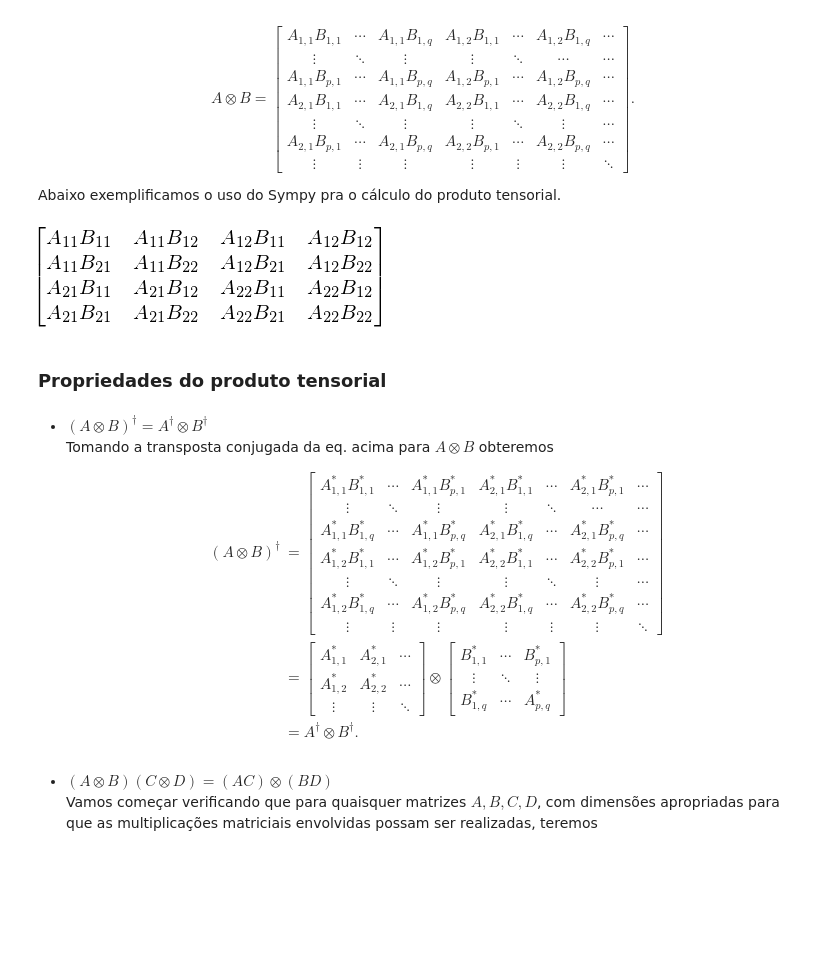
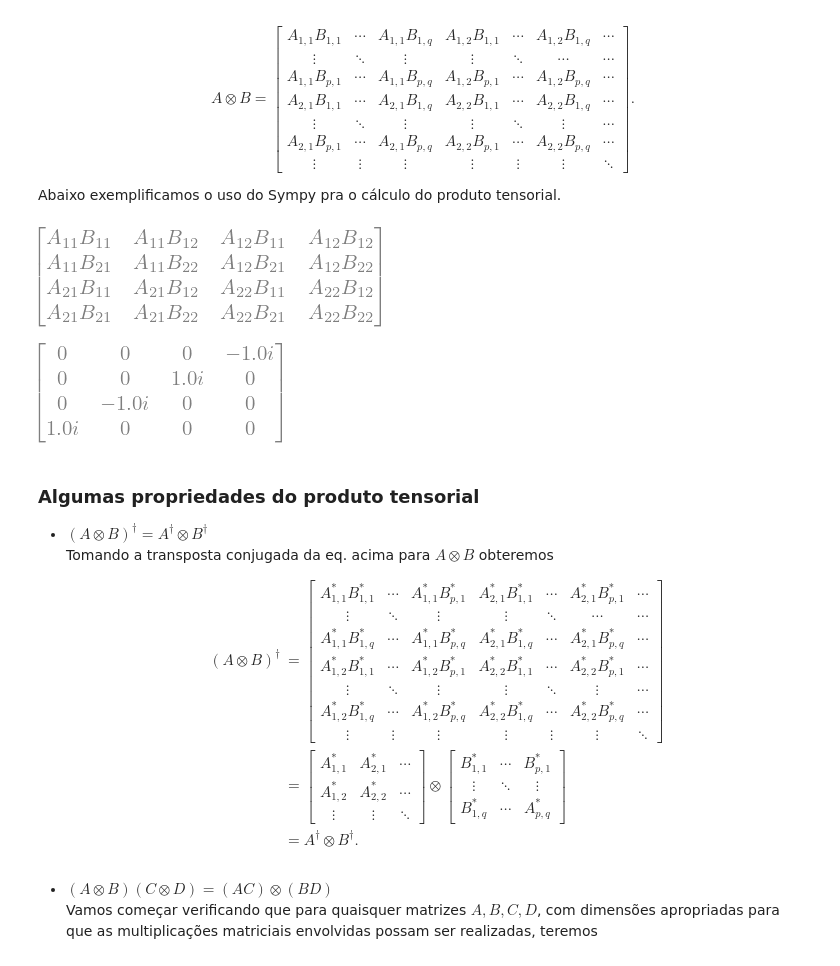
Before and after one commit to jonasmaziero/algebra_linear, a Jupyter notebook: 05_composite.ipynb, the cells around one changed output. Drawn from its saved outputs; the diff is of its cells as text; code cells hidden in the pictures; blank space fills up the shorter version.

```diff
--- a/05_composite.ipynb
+++ b/05_composite.ipynb
@@ -34,13 +34,19 @@ A_{1,1}B_{1,1} & \cdots & A_{1,1}B_{1,q} & A_{1,2}B_{1,1} & \cdots  & A_{1,2}B_{
 
 Abaixo exemplificamos o uso do Sympy pra o cálculo do produto tensorial.
 # %%
-A11,A12,A21,A22,B11,B12,B21,B22 = symbols("A_11 A_12 A_21 A_22 B_11 B_12 B_21 B_22")
-A = Matrix([[A11,A12],[A21,A22]]); B = Matrix([[B11,B12],[B21,B22]]); tp(A,B)
+A11,A12,A21,A22 = symbols("A_{11} A_{12} A_{21} A_{22}")
+B11,B12,B21,B22 = symbols('B_{11} B_{12} B_{21} B_{22}')
+A = Matrix([[A11,A12],[A21,A22]])
+B = Matrix([[B11,B12],[B21,B22]])
+tp(A,B)
 # %% [output]
-[figure, old version]
+[figure, new version]
-# %% [markdown]
-### Propriedades do produto tensorial
+# %%
+A = pauli(1); B = pauli(2); tp(A,B)
+# %% [output]
+[figure, added]
 # %% [markdown]
+### Algumas propriedades do produto tensorial
 * $(A\otimes B)^{\dagger}=A^{\dagger}\otimes B^{\dagger}$ <br>
 Tomando a transposta conjugada da eq. acima para $A\otimes B$ obteremos
 \begin{align}
```
Also changed, not shown: parts of 6 cells of this notebook.
